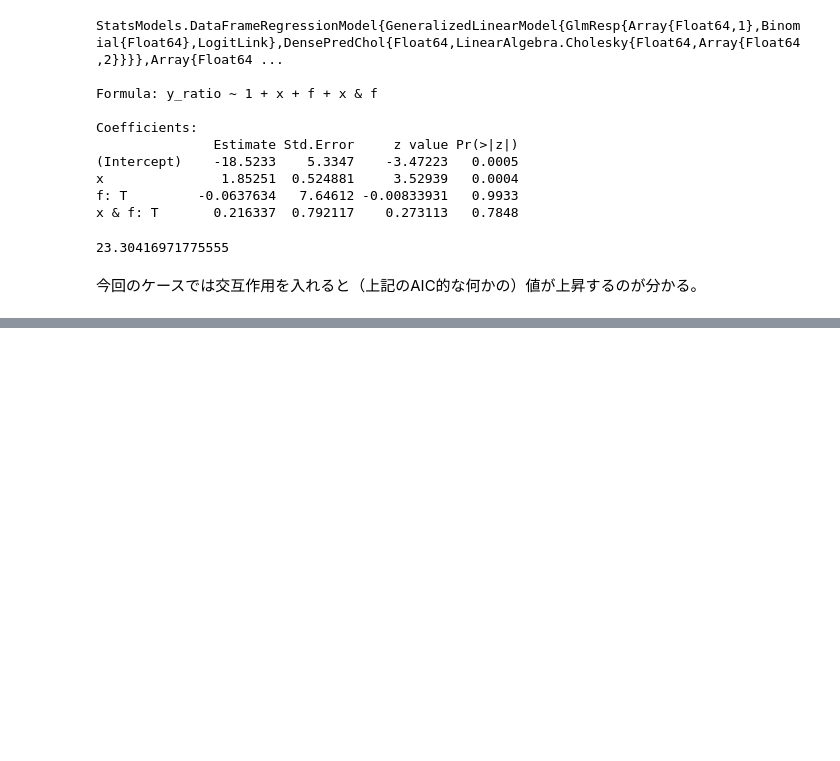
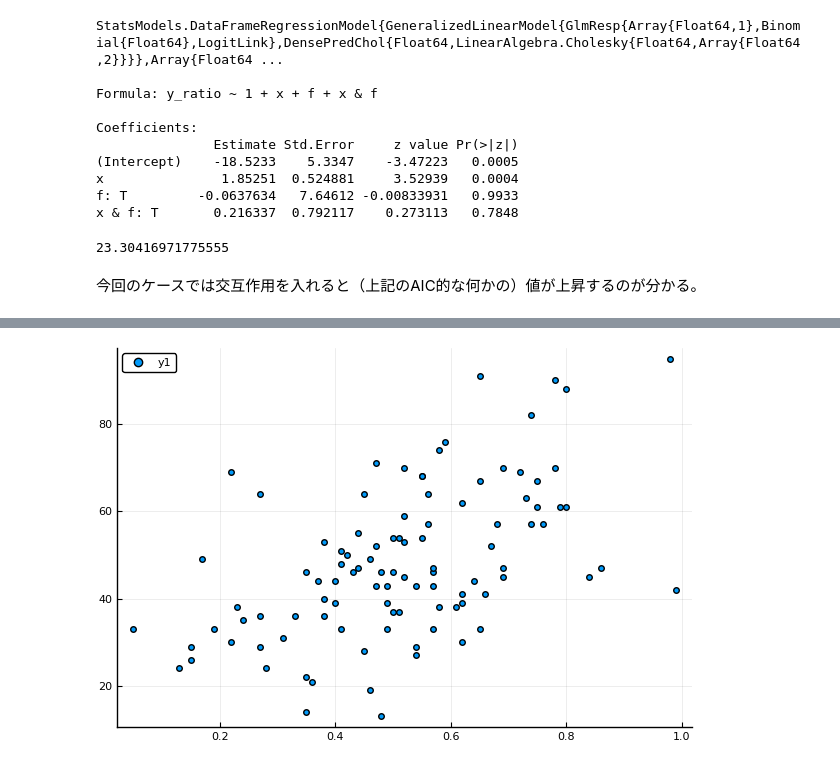
Before and after one commit to JikanBae/kubo-midoribon-julia, a Jupyter notebook: ch6.ipynb, the cells around one changed output, grey strips where cells are left out. Cells and saved outputs as stored; diff of their text form; code cells hidden in the pictures; blank space fills up the shorter version.

```diff
--- a/ch6.ipynb
+++ b/ch6.ipynb
@@ -273,0 +410,3 @@ println(deviance(fit_all) + 2*dof(fit_all))
+# %%
+d = CSV.read("data4b.csv")
+describe(d)
@@ -273,0 +420,3 @@ println(deviance(fit_all) + 2*dof(fit_all))
+# %%
+d[:logx] = log.(d[:x])
+fit_gamma = glm(@formula(y ~ logx), d, Gamma(), LogLink())
@@ -273,0 +432,4 @@ println(deviance(fit_all) + 2*dof(fit_all))
+# %%
+@df d scatter(:x, :y)
+# %% [output]
+[figure, added]
```
Also changed, not shown: parts of 13 cells of this notebook, 1 other file.
